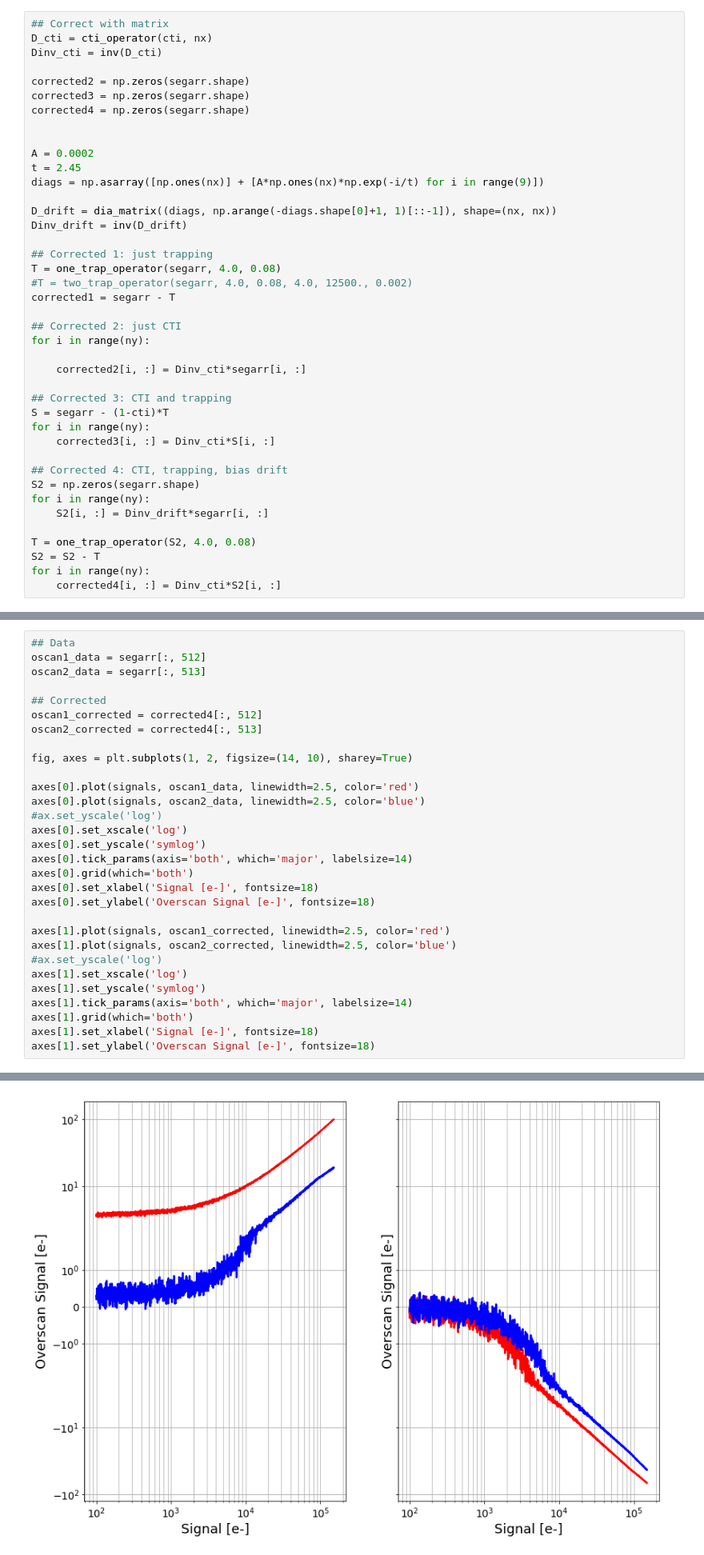
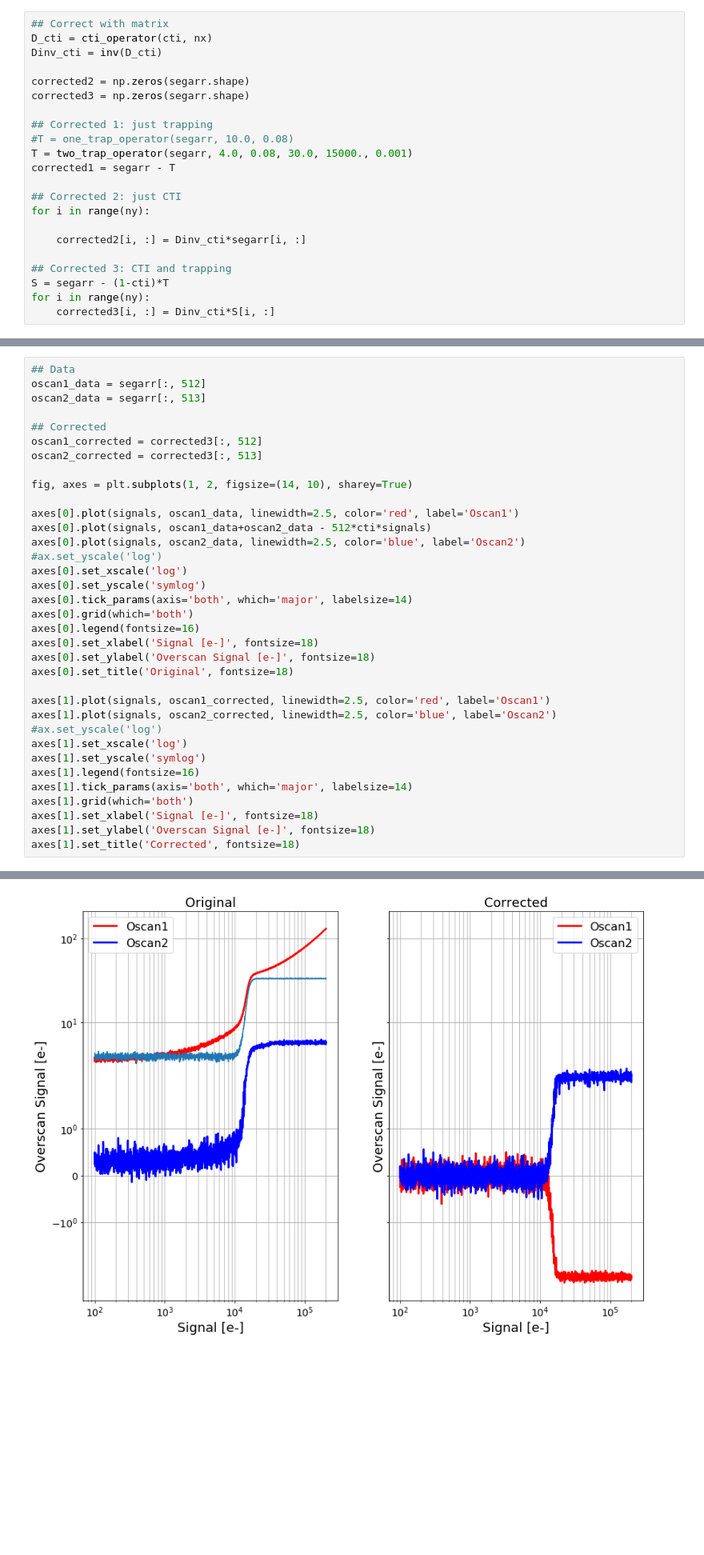
Before and after one commit to Snyder005/ctisim, a Jupyter notebook: notebooks/OverscanCorrection.ipynb, the cells around one changed output, grey strips where cells are left out. Shown: that part at 80% size. Cells and saved outputs as stored; diff of their text form; blank space fills up the shorter version.

```diff
--- a/notebooks/OverscanCorrection.ipynb
+++ b/notebooks/OverscanCorrection.ipynb
@@ -37,19 +35,10 @@ Dinv_cti = inv(D_cti)
 
 corrected2 = np.zeros(segarr.shape)
 corrected3 = np.zeros(segarr.shape)
-corrected4 = np.zeros(segarr.shape)
-
-
-A = 0.0002
-t = 2.45
-diags = np.asarray([np.ones(nx)] + [A*np.ones(nx)*np.exp(-i/t) for i in range(9)])
-
-D_drift = dia_matrix((diags, np.arange(-diags.shape[0]+1, 1)[::-1]), shape=(nx, nx))
-Dinv_drift = inv(D_drift)
 
 ## Corrected 1: just trapping
-T = one_trap_operator(segarr, 4.0, 0.08)
-#T = two_trap_operator(segarr, 4.0, 0.08, 4.0, 12500., 0.002)
+#T = one_trap_operator(segarr, 10.0, 0.08)
+T = two_trap_operator(segarr, 4.0, 0.08, 30.0, 15000., 0.001)
 corrected1 = segarr - T
 
 ## Corrected 2: just CTI
@@ -61,16 +50,6 @@ for i in range(ny):
 S = segarr - (1-cti)*T
 for i in range(ny):
     corrected3[i, :] = Dinv_cti*S[i, :]
-
-## Corrected 4: CTI, trapping, bias drift
-S2 = np.zeros(segarr.shape)
-for i in range(ny):
-    S2[i, :] = Dinv_drift*segarr[i, :]
-
-T = one_trap_operator(S2, 4.0, 0.08)
-S2 = S2 - T
-for i in range(ny):
-    corrected4[i, :] = Dinv_cti*S2[i, :]
 # %%
 last_pix = segarr[:, 511]
 oscan1 = segarr[:, 512]
@@ -124,28 +97,33 @@ oscan1_data = segarr[:, 512]
 oscan2_data = segarr[:, 513]
 
 ## Corrected
-oscan1_corrected = corrected4[:, 512]
-oscan2_corrected = corrected4[:, 513]
+oscan1_corrected = corrected3[:, 512]
+oscan2_corrected = corrected3[:, 513]
 
 fig, axes = plt.subplots(1, 2, figsize=(14, 10), sharey=True)
 
-axes[0].plot(signals, oscan1_data, linewidth=2.5, color='red')
-axes[0].plot(signals, oscan2_data, linewidth=2.5, color='blue')
+axes[0].plot(signals, oscan1_data, linewidth=2.5, color='red', label='Oscan1')
+axes[0].plot(signals, oscan1_data+oscan2_data - 512*cti*signals)
+axes[0].plot(signals, oscan2_data, linewidth=2.5, color='blue', label='Oscan2')
 #ax.set_yscale('log')
 axes[0].set_xscale('log')
 axes[0].set_yscale('symlog')
 axes[0].tick_params(axis='both', which='major', labelsize=14)
 axes[0].grid(which='both')
+axes[0].legend(fontsize=16)
 axes[0].set_xlabel('Signal [e-]', fontsize=18)
 axes[0].set_ylabel('Overscan Signal [e-]', fontsize=18)
+axes[0].set_title('Original', fontsize=18)
 
-axes[1].plot(signals, oscan1_corrected, linewidth=2.5, color='red')
-axes[1].plot(signals, oscan2_corrected, linewidth=2.5, color='blue')
+axes[1].plot(signals, oscan1_corrected, linewidth=2.5, color='red', label='Oscan1')
+axes[1].plot(signals, oscan2_corrected, linewidth=2.5, color='blue', label='Oscan2')
 #ax.set_yscale('log')
 axes[1].set_xscale('log')
 axes[1].set_yscale('symlog')
+axes[1].legend(fontsize=16)
 axes[1].tick_params(axis='both', which='major', labelsize=14)
 axes[1].grid(which='both')
 axes[1].set_xlabel('Signal [e-]', fontsize=18)
 axes[1].set_ylabel('Overscan Signal [e-]', fontsize=18)
+axes[1].set_title('Corrected', fontsize=18)
 # %% [output]
@@ -153 +131 @@ Text(0, 0.5, 'Overscan Signal [e-]')
-[figure, old version]
+[figure, new version]
```
Also changed, not shown: parts of 5 cells of this notebook, 13 other files.
